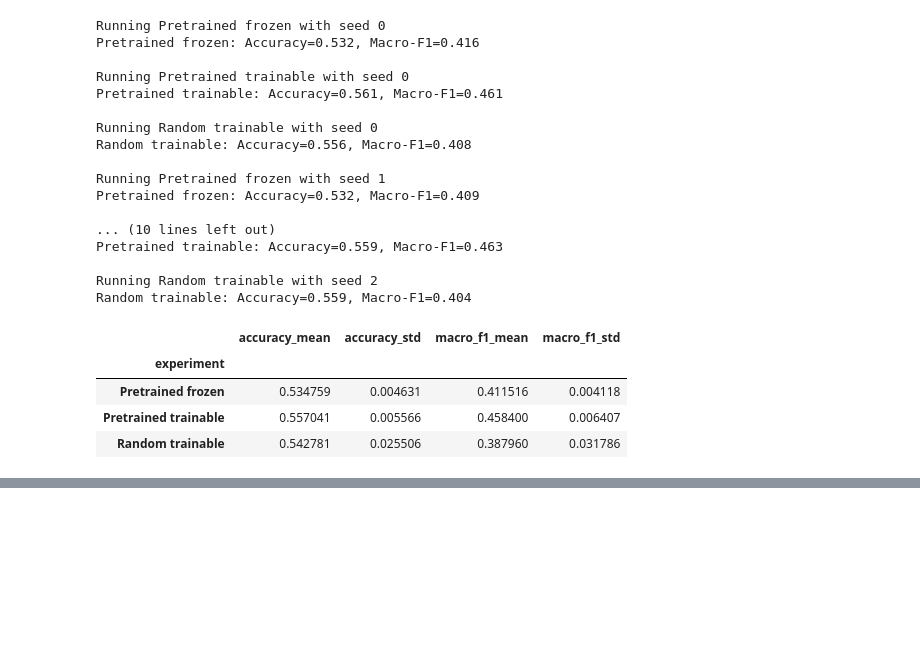
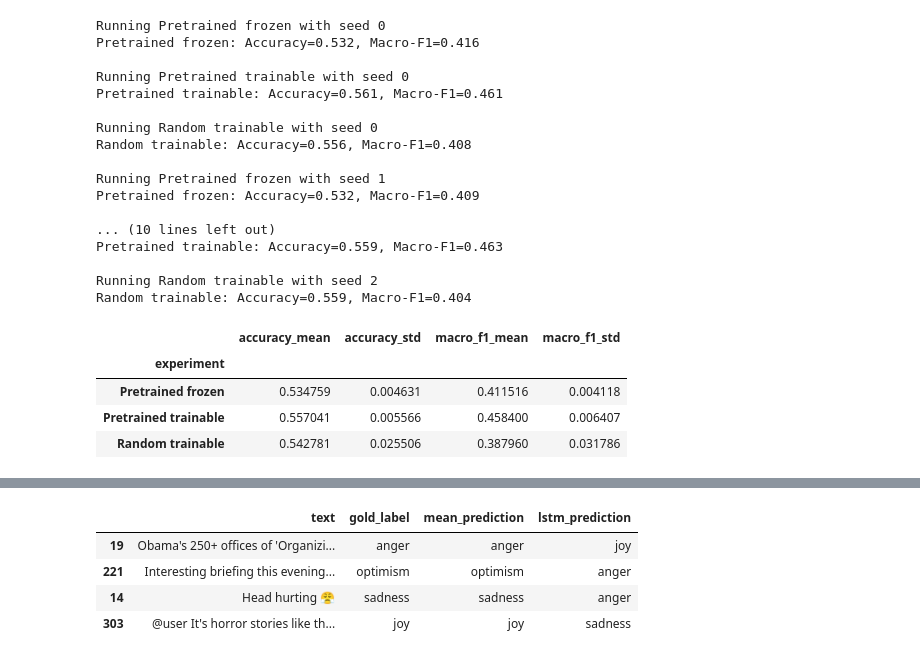
Before and after one commit to lysanneleering/nlp1-project2, a Jupyter notebook: project2.ipynb, the cells around one changed output, grey strips where cells are left out. Cells and saved outputs as stored; diff of their text form; code cells hidden in the pictures; blank space fills up the shorter version.

```diff
--- a/project2.ipynb
+++ b/project2.ipynb
@@ -1282,0 +1402,83 @@ Random trainable: Accuracy=0.559, Macro-F1=0.404
+# %%
+from sklearn.metrics import classification_report
+
+results_dir = Path("results")
+label_names = dataset["train"].features["label"].names
+
+mean_predictions = pd.read_csv(
+    results_dir / "mean_trainable_predictions.csv"
+)
+lstm_predictions = pd.read_csv(
+    results_dir / "lstm_frozen_predictions.csv"
+)
+
+errors = mean_predictions[["text", "gold_label"]].copy()
+errors["mean_prediction"] = mean_predictions["predicted_label"]
+errors["lstm_prediction"] = lstm_predictions["predicted_label"]
+
+errors["mean_correct"] = (
+    errors["mean_prediction"] == errors["gold_label"]
+)
+errors["lstm_correct"] = (
+    errors["lstm_prediction"] == errors["gold_label"]
+)
+
+for name, column in [
+    ("Mean pooling — trainable embeddings", "mean_prediction"),
+    ("LSTM — frozen embeddings", "lstm_prediction"),
+]:
+    print(f"\n{name}")
+    print(classification_report(
+        errors["gold_label"],
+        errors[column],
+        labels=list(range(len(label_names))),
+        target_names=label_names,
+        digits=3,
+        zero_division=0,
+    ))
+
+outcomes = pd.Series({
+    "Both correct": (
+        errors["mean_correct"] & errors["lstm_correct"]
+    ).sum(),
+    "Only mean pooling correct": (
+        errors["mean_correct"] & ~errors["lstm_correct"]
+    ).sum(),
+    "Only LSTM correct": (
+        ~errors["mean_correct"] & errors["lstm_correct"]
+    ).sum(),
+    "Both incorrect": (
+        ~errors["mean_correct"] & ~errors["lstm_correct"]
+    ).sum(),
+}, name="Number of tweets")
+
+display(outcomes.to_frame())
+
+for description, mask in [
+    (
+        "Mean pooling correct; LSTM incorrect",
+        errors["mean_correct"] & ~errors["lstm_correct"],
+    ),
+    (
+        "LSTM correct; mean pooling incorrect",
+        ~errors["mean_correct"] & errors["lstm_correct"],
+    ),
+]:
+    examples = errors.loc[
+        mask,
+        ["text", "gold_label", "mean_prediction", "lstm_prediction"],
+    ].copy()
+
+    examples = examples.sample(
+        n=min(4, len(examples)), random_state=13
+    )
+
+    for column in ["gold_label", "mean_prediction", "lstm_prediction"]:
+        examples[column] = examples[column].map(
+            dict(enumerate(label_names))
+        )
+
+    print(f"\n{description}")
+    with pd.option_context("display.max_colwidth", None):
+        display(examples)
+# %% [output]
@@ -1282,0 +1508,5 @@ Random trainable: Accuracy=0.559, Macro-F1=0.404
+|  | text | gold_label | mean_prediction | lstm_prediction |
+| 19 | Obama's 250+ offices of 'Organizi... | anger | anger | joy |
+| 221 | Interesting briefing this evening... | optimism | optimism | anger |
+| 14 | Head hurting 😤 | sadness | sadness | anger |
+| 303 | @user It's horror stories like th... | joy | joy | sadness |
```
Also changed, not shown: parts of 6 cells of this notebook, 13 other files.
